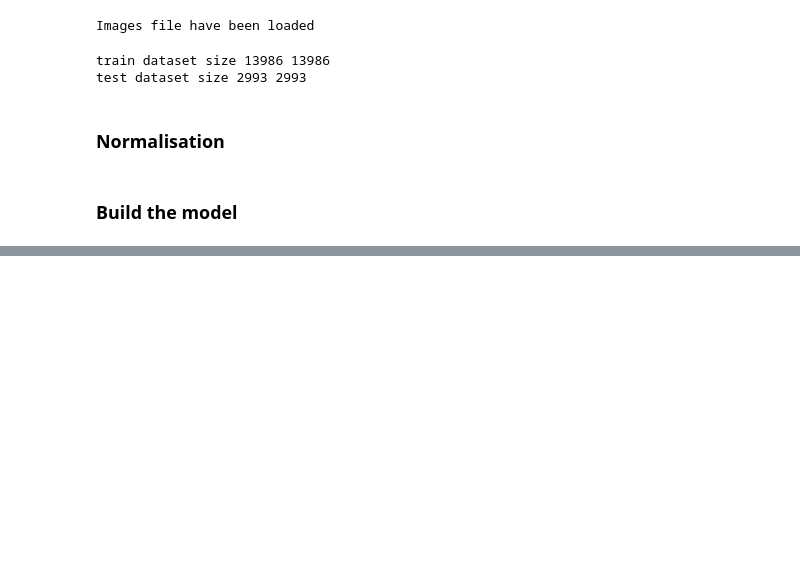
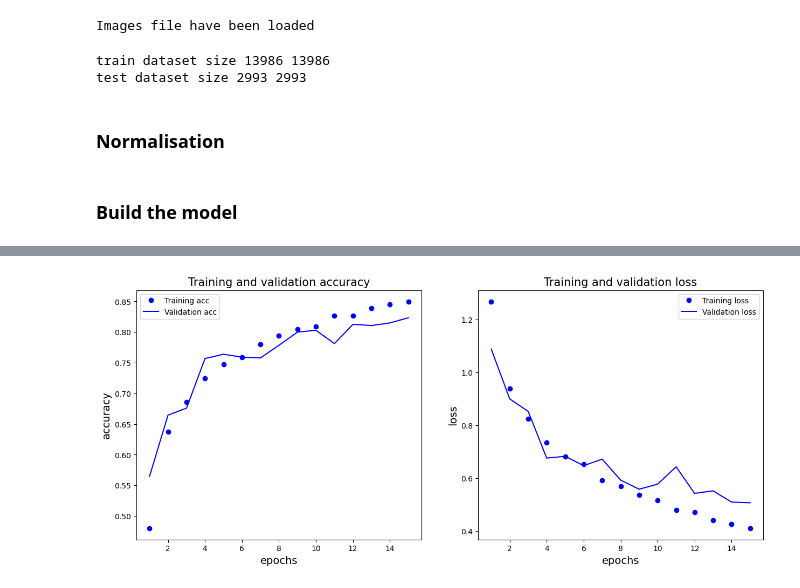
Before and after one commit to Ax1Le-JL/Evaluating-Different-Supervised-Learning-Algorithms, a Jupyter notebook: CNN.ipynb, the cells around one changed output, grey strips where cells are left out. Cells and saved outputs as stored; diff of their text form; code cells hidden in the pictures; blank space fills up the shorter version.

Commit message:
first training

```diff
--- a/CNN.ipynb
+++ b/CNN.ipynb
@@ -218,8 +222,8 @@ test dataset size 2993 2993
 # %% [markdown]
 ### Normalisation
 # %%
-train_images = train_images / 255.0
-test_images = test_images / 255.0
+train_images_norm = train_images / 255.0
+test_images_norm = test_images / 255.0
 # %% [markdown]
 ### Build the model
 # %%
@@ -263,0 +319,36 @@ Model: "sequential_2"
+# %%
+def plot_loss_accuracy(history):
+
+    # create object of arrays of accuracy and loss
+    acc = history.history['accuracy']
+    val_acc = history.history['val_accuracy']
+    loss = history.history['loss']
+    val_loss = history.history['val_loss']
+
+    # number of epochs in our model
+    epochs = range(1 ,len(acc) + 1)
+
+    # call matplolib figure object and plot loss and accuracy curves
+    plt.figure(figsize=(15,6))
+
+    plt.subplot(121)
+    plt.plot(epochs, acc, 'bo', label='Training acc')
+    plt.plot(epochs, val_acc, 'b', label='Validation acc')
+    plt.title("Training and validation accuracy", fontsize=15)
+    plt.xlabel('epochs', fontsize=14)
+    plt.ylabel("accuracy", fontsize=14)
+    plt.legend()
+
+    plt.subplot(122)
+    plt.plot(epochs, loss, 'bo', label='Training loss')
+    plt.plot(epochs, val_loss, 'b', label='Validation loss')
+    plt.title("Training and validation loss", fontsize=15)
+    plt.xlabel('epochs', fontsize=14)
+    plt.ylabel("loss", fontsize=14)
+    plt.legend()
+
+    plt.show()
+
+plot_loss_accuracy(history)
+# %% [output]
+[figure, added]
```
Also changed, not shown: parts of 4 cells of this notebook.
